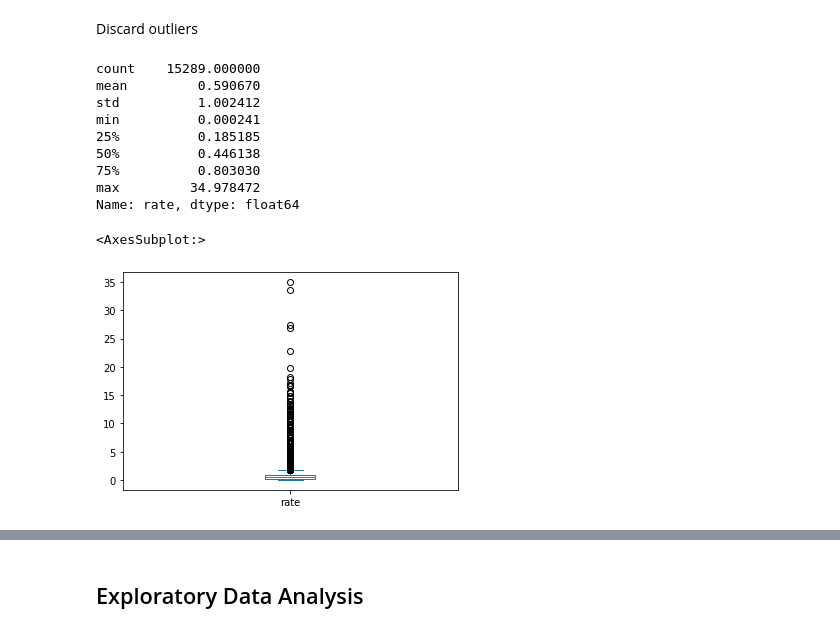
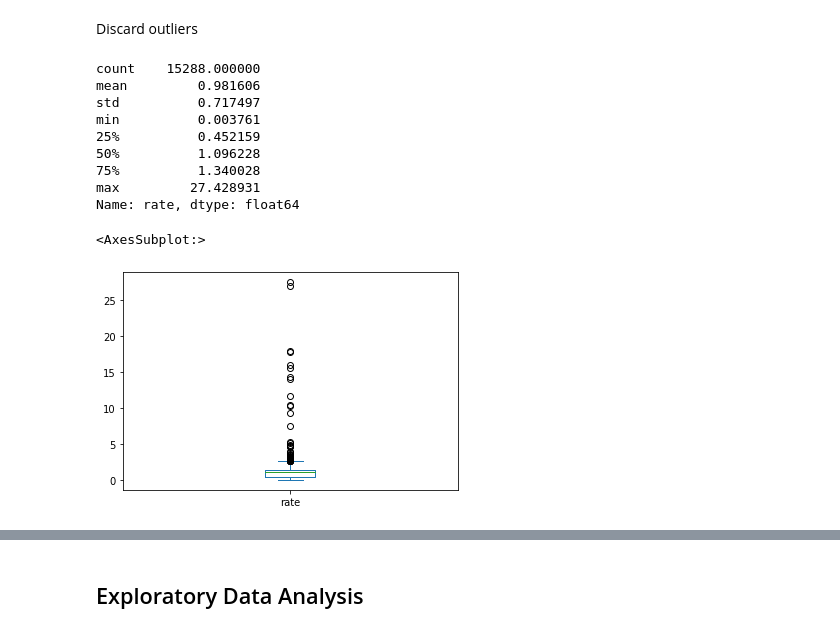
Before and after one commit to pariosur/avance_bpo, a Jupyter notebook: avance_notebook.ipynb, the cells around one changed output, grey strips where cells are left out. Cells and saved outputs as stored; diff of their text form; code cells hidden in the pictures.

```diff
--- a/avance_notebook.ipynb
+++ b/avance_notebook.ipynb
@@ -327,3 +349,3 @@ See the caveats in the documentation: https://pandas.pydata.org/pandas-docs/stab
 # %%
-df_features2.loc[df_features2['nombre_conyuge'].str.contains('Casado'), 'nombre_conyuge'] = 'Casado'
+df_features3.loc[df_features3['nombre_conyuge'].str.contains('Casado'), 'nombre_conyuge'] = 'Casado'
 # %%
@@ -345,4 +367,4 @@ Name: nombre_conyuge, dtype: object
 
 Determinar si usuarios tienen garante
 # %%
-df_features2['nombre_garante'].replace(to_replace=r"[\w'-]+", value='Si', regex = True, inplace=True)
+df_features3['nombre_garante'].replace(to_replace=r"[\w'-]+", value='Si', regex = True, inplace=True)
@@ -354,3 +371,3 @@ See the caveats in the documentation: https://pandas.pydata.org/pandas-docs/stab
 # %%
-df_features2['nombre_garante'].fillna('No', inplace=True)
-df_features2.loc[df_features2['nombre_garante'].str.contains('Si'), 'nombre_garante'] = 'Si'
+df_features3['nombre_garante'].fillna('No', inplace=True)
+df_features3.loc[df_features3['nombre_garante'].str.contains('Si'), 'nombre_garante'] = 'Si'
@@ -417 +421,3 @@ See the caveats in the documentation: https://pandas.pydata.org/pandas-docs/stab
+# %%
+df_features3['rate'] = df_features3['TotalCancelado'] / df_features3['SaldoFindeMes']
 # %%
@@ -428,19 +434,19 @@ df_features2.head()
 # %% [markdown]
 Discard outliers
 # %%
-df_features2['rate'].describe()
+df_features3['rate'].describe()
 # %% [output]
-count    15289.000000
-mean         0.590670
-std          1.002412
-min          0.000241
-25%          0.185185
-50%          0.446138
-75%          0.803030
-max         34.978472
+count    15288.000000
+mean         0.981606
+std          0.717497
+min          0.003761
+25%          0.452159
+50%          1.096228
+75%          1.340028
+max         27.428931
 Name: rate, dtype: float64
 # %%
-df_features2['rate'].plot(kind='box')
+df_features3['rate'].plot(kind='box')
 # %% [output]
 <AxesSubplot:>
-[figure, old version]
+[figure, new version]
```
Also changed, not shown: parts of 50 cells of this notebook.
